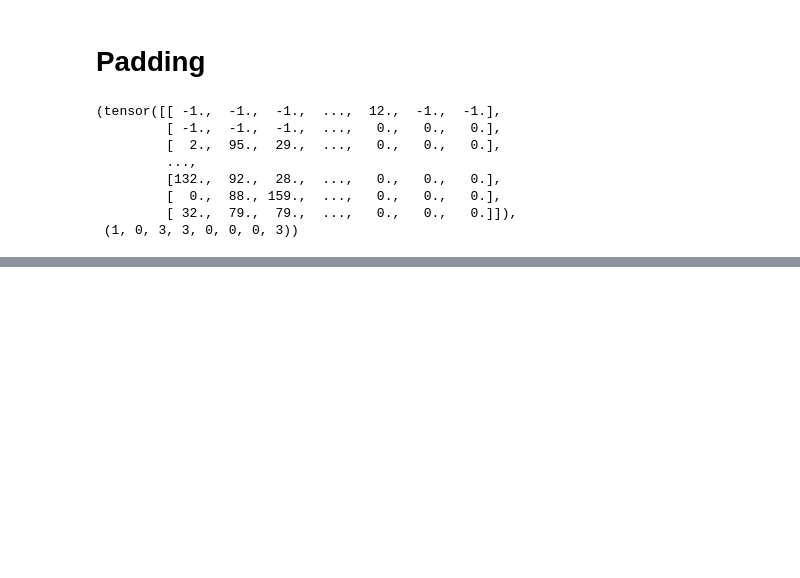
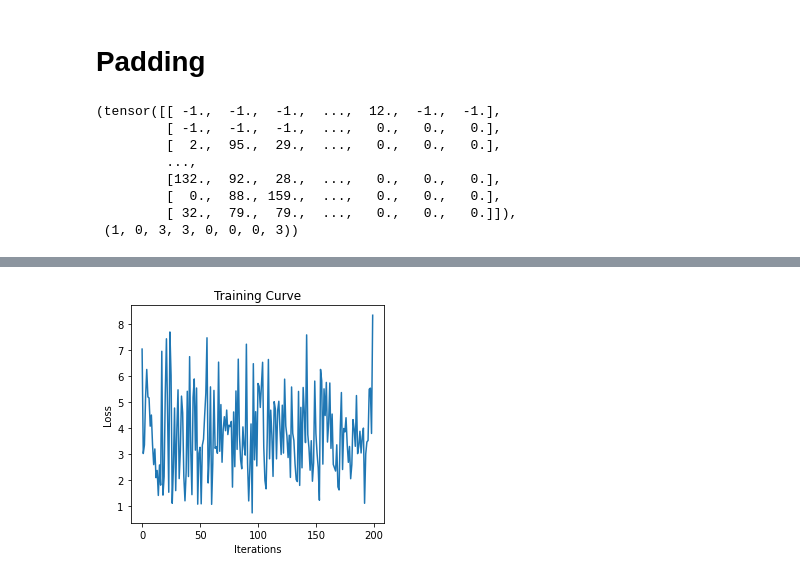
Before and after one commit to milosz-l/SSNE, a Jupyter notebook: lab9_miniprojekt4/f_miniprojekt4.ipynb, the cells around one changed output, grey strips where cells are left out. Saved outputs shown, nothing was run; the diff lists cells and outputs as text; code cells hidden in the pictures; blank space fills up the shorter version.

Commit message:
loss plot

```diff
--- a/lab9_miniprojekt4/f_miniprojekt4.ipynb
+++ b/lab9_miniprojekt4/f_miniprojekt4.ipynb
@@ -46,6 +46,7 @@ os.chdir("/content/drive/My Drive/SSNElab9")
 # Constants
 # %%
 VALIDATION_PERCENTAGE = 0.10
+batch_size = 8
 TRAIN_PATH = 'train.pkl'
 TEST_PATH = ""
 # %% [markdown]
@@ -185,8 +186,8 @@ def pad_collate(batch, pad_value=0):
 
 #     return xx_pad, yy, x_lens, y_lens
 # %%
-train_loader = DataLoader(train_set, batch_size=8, shuffle=True, collate_fn=pad_collate)
-val_loader = DataLoader(val_set, batch_size=8, shuffle=True, collate_fn=pad_collate)
+train_loader = DataLoader(train_set, batch_size=batch_size, shuffle=True, collate_fn=pad_collate)
+val_loader = DataLoader(val_set, batch_size=batch_size, shuffle=True, collate_fn=pad_collate)
 # %%
 next(iter(train_loader))
 # %% [output]
@@ -237,12 +238,21 @@ next(iter(train_loader))
 #     if epoch % 10 == 0:
 #         print(f"Epoch: {epoch}, loss: {loss.item():.3}")
 # %%
+%%time
+
 optimizer = torch.optim.Adam(model.parameters(), lr = 0.001)
 loss_fun = nn.CrossEntropyLoss()
 
+epochs, losses, train_acc, val_acc = [], [], [], []
+
 # Training loop
-for epoch in range(50):
+for epoch in range(200):
+    epoch_loss = 0
+    train_accuracy = 0
+    val_accuracy = 0
+
     for x, targets in train_loader:
+        model.train()
         # print("X", x.shape)
         targets = torch.from_numpy(np.asarray(targets))
         # print("TARGETS", targets.shape)
@@ -263,10 +273,20 @@ for epoch in range(50):
 
         # print(preds.shape)
         # print(targets.shape)
-        preds = preds[:,:,4]
+        preds = preds[:,:, 4]
         loss = loss_fun(preds, targets)
         loss.backward()
         optimizer.step()
+
+        # save the current training information
+        epoch_loss += float(loss)
+        # train_accuracy += get_accuracy(model, train)
+        # val_accuracy += get_accuracy(model, valid)
+
+    losses.append(loss.item())
+    epochs.append(epoch)
+    # train_acc.append(train_accuracy/len(train_loader))
+    # val_acc.append(val_accuracy/len(train_loader))
     # if epoch % 10 == 0:
     print(f"Epoch: {epoch}, loss: {loss.item():.3}")
 # %% [output]
@@ -273,0 +310,13 @@ RuntimeError: ignored
+# %%
+def plot_results(epochs, losses):
+    # plotting
+    plt.figure(figsize=(10,4))
+    plt.subplot(1,2,1)
+    plt.title("Training Curve")
+    plt.plot(epochs, losses, label="Train")
+    plt.xlabel("Iterations")
+    plt.ylabel("Loss")
+# %%
+plot_results(epochs, losses)
+# %% [output]
+[figure, added]
```
Also changed, not shown: parts of 2 cells of this notebook.
